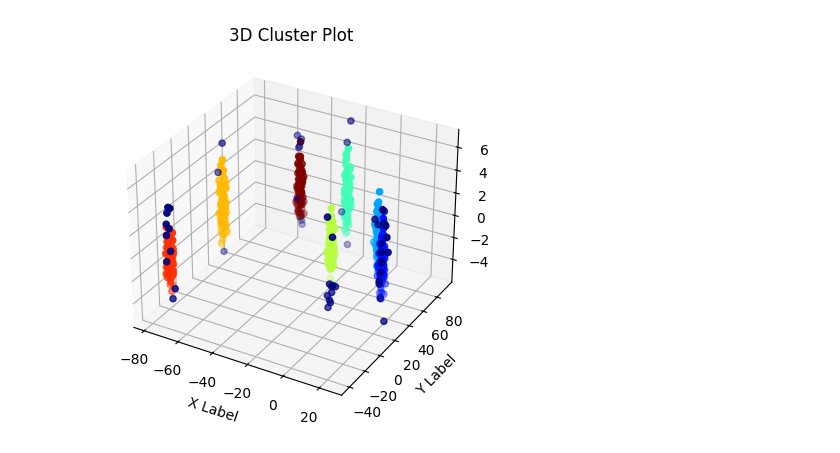
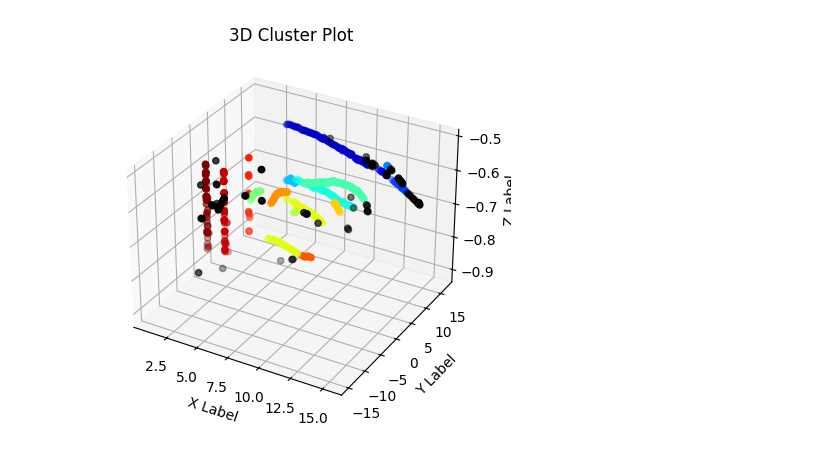
Before and after one commit to Peace44/DBSCAN, a Jupyter notebook: cluster_plotter.ipynb, the cells around one changed output. Saved outputs shown, nothing was run; the diff lists cells and outputs as text; code cells hidden in the pictures.

```diff
--- a/cluster_plotter.ipynb
+++ b/cluster_plotter.ipynb
@@ -5,39 +5,39 @@ from mpl_toolkits.mplot3d import Axes3D
 import numpy as np
 # %%
 # Load the CSV file into a DataFrame
-df = pd.read_csv('BASIC_DBSCAN/basic_dbscan_opt.csv')  # replace 'path_to_your_file.csv' with the actual file path
+df = pd.read_csv('KDTREE_DBSCAN/kdtree_dbscan_opt.csv')  # replace 'path_to_your_file.csv' with the actual file path
 
 # Create a 3D plot
 fig = plt.figure()
 ax = fig.add_subplot(111, projection='3d')
 
 # Get unique clusters
 clusters = sorted(df['cluster'].unique())
 
 # Color map
 colors = plt.cm.jet(np.linspace(0, 1, len(clusters))) if len(clusters) > 1 else []
 
 for i, cluster in enumerate(clusters):
     # Filter points belonging to the current cluster
     points = df[df['cluster'] == cluster]
 
-    if cluster == -1:
+    if cluster == -2:
         color = 'black'
     else:
         color_index = i-1 if -1 in clusters else i
         color = colors[color_index]
 
     # Plot points with the cluster-specific color
     ax.scatter(points['x'], points['y'], points['z'], s=20, color=color, label=f'Cluster {cluster}')
 
 # Labeling
 ax.set_xlabel('X Label')
 ax.set_ylabel('Y Label')
 ax.set_zlabel('Z Label')
 plt.title('3D Cluster Plot')
 plt.show()
 # %% [output]
-[figure, old version]
+[figure, new version]
 # %%
 # import pandas as pd
 # import h5py
```
Also changed, not shown: 11 other files.
